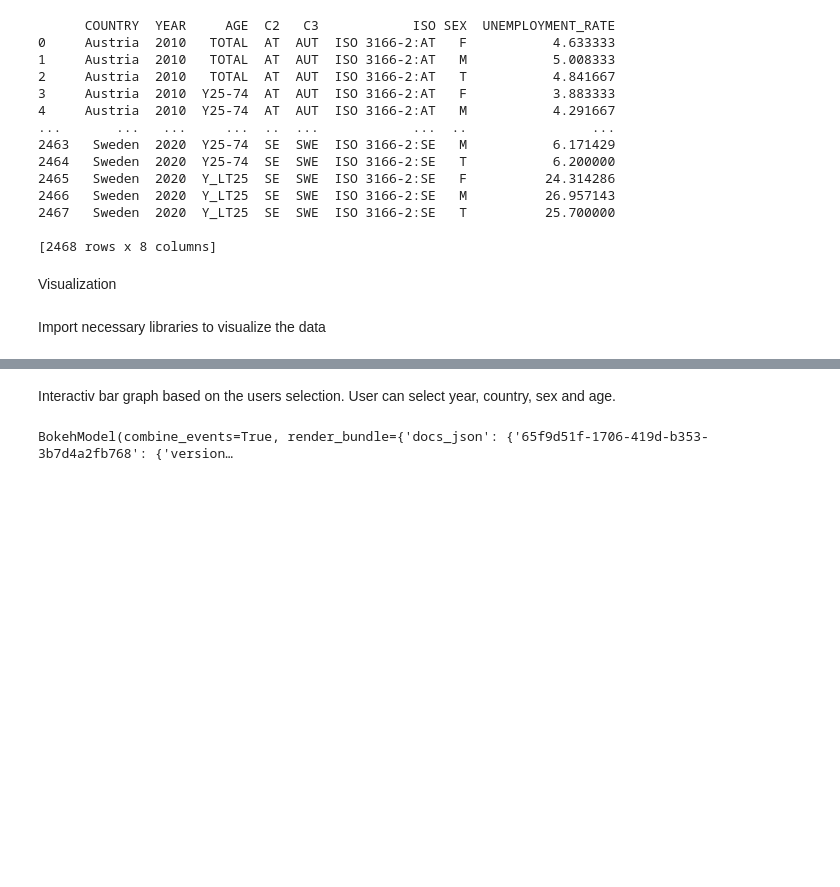
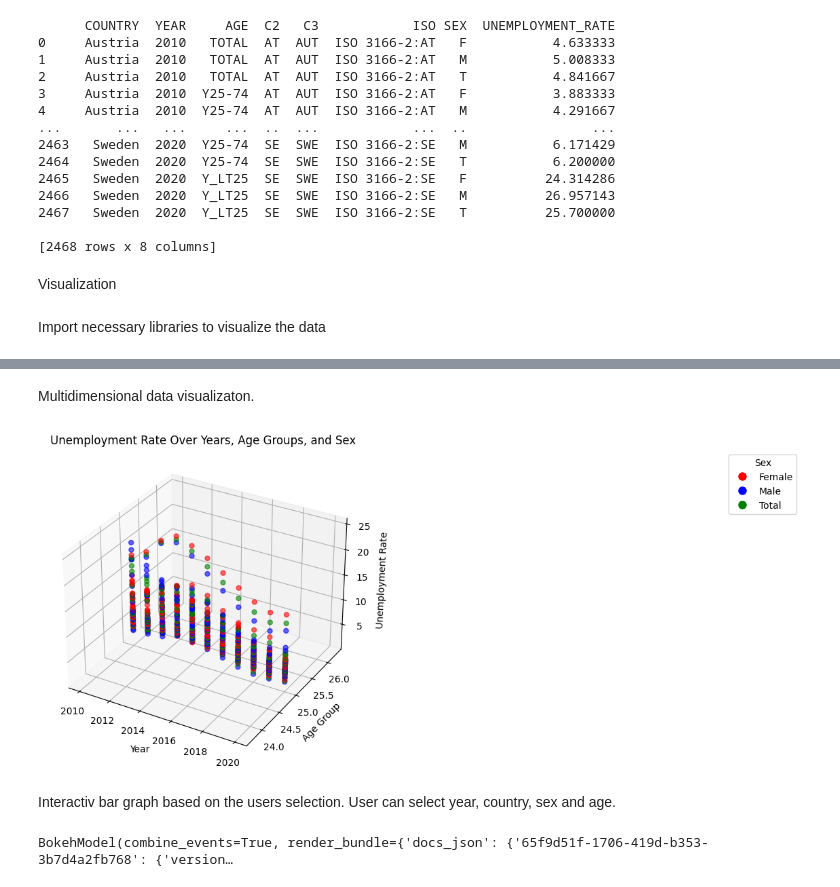
Before and after one commit to valzagrainca/Analysis-of-unemployment-in-EU-countries, a Jupyter notebook: unemployment.ipynb, the cells around one changed output, grey strips where cells are left out. Drawn from its saved outputs; the diff is of its cells as text; code cells hidden in the pictures; blank space fills up the shorter version.

```diff
--- a/unemployment.ipynb
+++ b/unemployment.ipynb
@@ -568,6 +568,40 @@ pn.extension('tabulator')
 [interactive output not drawn]
 [interactive output not drawn]
 [interactive output not drawn]
+# %% [markdown]
+Multidimensional data visualizaton.
+# %%
+fig = plt.figure(figsize=(12, 10))
+
+# Create a 2x2 grid
+ax1 = fig.add_subplot(221, projection='3d')
+ax2 = fig.add_subplot(222)
+
+year = result_df['YEAR']
+# Convert 'AGE' to numeric values
+age = pd.to_numeric(result_df['AGE'].str.replace(r'Y(\d+)-(\d+)', r'\1', regex=True), errors='coerce')
+unemployment_rate = result_df['UNEMPLOYMENT_RATE']
+sex = result_df['SEX']
+
+scatter = ax1.scatter(year, age, unemployment_rate, c=sex.map({'F': 'red', 'M': 'blue', 'T': 'green'}), s=age, marker='o', alpha=0.6)
+
+ax1.set_xlabel('Year')
+ax1.set_ylabel('Age Group')
+ax1.set_zlabel('Unemployment Rate')
+ax1.set_title('Unemployment Rate Over Years, Age Groups, and Sex')
+
+legend_labels = {'F': 'Female', 'M': 'Male', 'T': 'Total'}
+legend_handles = [plt.Line2D([0], [0], marker='o', color='w', markerfacecolor=sex_color, markersize=10, label=legend_labels[label]) for label, sex_color in {'F': 'red', 'M': 'blue', 'T': 'green'}.items()]
+ax2.legend(handles=legend_handles, title='Sex')
+
+ax2.axis('off')
+
+plt.tight_layout()
+
+# Show the plot
+plt.show()
+# %% [output]
+[figure, added]
 # %% [markdown]
 Interactiv bar graph based on the users selection. User can select year, country, sex and age.
 # %%
```
Also changed, not shown: 2 other files.
